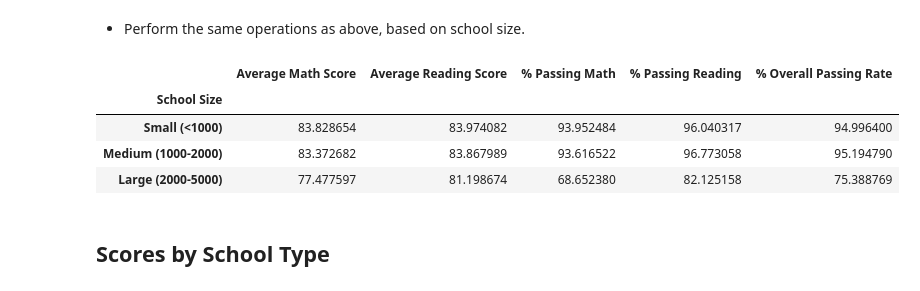
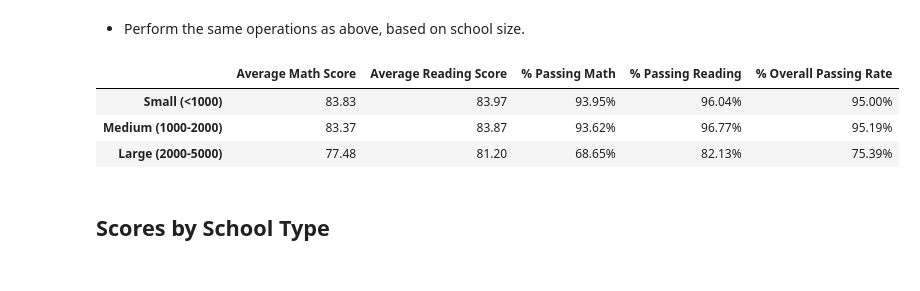
Before and after one commit to jorgelmarquez94/academy-of-py, a Jupyter notebook: PyCitySchools.ipynb, the cells around one changed output. Drawn from its saved outputs; the diff is of its cells as text; code cells hidden in the pictures.

```diff
--- a/PyCitySchools.ipynb
+++ b/PyCitySchools.ipynb
@@ -255,10 +330,12 @@ reading_scores_by_grade
 # %%
 # Sample bins. Feel free to create your own bins.
 spending_bins = [0, 585, 615, 645, 675]
-group_names = ["<$585", "$585-615", "$615-645", "$645-675"]
+group_names = ["0 to 585", "585 to 615", "615 to 645", "645 to 675"]
 # %%
-school_data_complete['Spending Ranges (Per Student)'] = pd.cut(school_data_complete['budget']/school_data_complete['size'], bins, labels = group_names)
+# Creating the bins in the dataframe
+school_data_complete['Spending Ranges (Per Student)'] = pd.cut(school_data_complete['budget']/school_data_complete['size'], spending_bins, labels = group_names)
 
+# Calculating every column separately
 avg_math_score = pd.DataFrame(school_data_complete.groupby('Spending Ranges (Per Student)')['math_score'].mean()).rename(columns = {
     'math_score': "Average Math Score" })
 avg_reading_score = pd.DataFrame(school_data_complete.groupby('Spending Ranges (Per Student)')['reading_score'].mean()).rename(columns = {
@@ -272,7 +349,22 @@ per_pass_reading = pd.DataFrame(school_data_complete.loc[school_data_complete["r
              school_data_complete.groupby('Spending Ranges (Per Student)')["student_name"].count()*100).rename(columns = {
     0: "% Passing Reading" })
 
+# Making a join between the columns into dataframe using index as union
 score_by_school_spreading = avg_math_score.join([avg_reading_score,per_pass_math,per_pass_reading])
+
+# Using the first columns of the union to create new ones
 score_by_school_spreading['% Overall Passing Rate'] = (score_by_school_spreading["% Passing Math"] + score_by_school_spreading["% Passing Reading"])/2
+
+# Formatting the table
+score_by_school_spreading["Average Math Score"] = score_by_school_spreading["Average Math Score"].map("{:.2f}".format)
+score_by_school_spreading["Average Reading Score"] = score_by_school_spreading["Average Reading Score"].map("{:.2f}".format)
+score_by_school_spreading["% Passing Math"] = score_by_school_spreading["% Passing Math"].map("{:.2f}%".format)
+score_by_school_spreading["% Passing Reading"] = score_by_school_spreading["% Passing Reading"].map("{:.2f}%".format)
+score_by_school_spreading["% Overall Passing Rate"] = score_by_school_spreading["% Overall Passing Rate"].map("{:.2f}%".format)
+
+# Deleting index name just for no showing it in the result
+del score_by_school_spreading.index.name
+
+# Showing the result
 score_by_school_spreading
 # %% [output]
@@ -291,30 +382,46 @@ score_by_school_spreading
 size_bins = [0, 1000, 2000, 5000]
 group_names = ["Small (<1000)", "Medium (1000-2000)", "Large (2000-5000)"]
 # %%
+# Creating the bins in the dataframe
 school_data_complete['School Size'] = pd.cut(school_data_complete['size'], size_bins, labels = group_names)
 
+# Calculating every column separately
 avg_math_score = pd.DataFrame(school_data_complete.groupby('School Size')['math_score'].mean()).rename(columns = {
     'math_score': "Average Math Score" })
 avg_reading_score = pd.DataFrame(school_data_complete.groupby('School Size')['reading_score'].mean()).rename(columns = {
     'reading_score': "Average Reading Score" })
 per_pass_math = pd.DataFrame(school_data_complete.loc[school_data_complete["math_score"] >= 70,
                                       :].groupby('School Size')["math_score"].count() /
              school_data_complete.groupby('School Size')["student_name"].count()*100).rename(columns = {
     0: "% Passing Math" })
 per_pass_reading = pd.DataFrame(school_data_complete.loc[school_data_complete["reading_score"] >= 70,
                                       :].groupby('School Size')["reading_score"].count() /
              school_data_complete.groupby('School Size')["student_name"].count()*100).rename(columns = {
     0: "% Passing Reading" })
 
+# Making a join between the columns into dataframe using index as union
 score_by_school_size = avg_math_score.join([avg_reading_score,per_pass_math,per_pass_reading])
+
+# Using the first columns of the union to create new ones
 score_by_school_size['% Overall Passing Rate'] = (score_by_school_size["% Passing Math"] + score_by_school_size["% Passing Reading"])/2
+
+# Formatting the table
+score_by_school_size["Average Math Score"] = score_by_school_size["Average Math Score"].map("{:.2f}".format)
+score_by_school_size["Average Reading Score"] = score_by_school_size["Average Reading Score"].map("{:.2f}".format)
+score_by_school_size["% Passing Math"] = score_by_school_size["% Passing Math"].map("{:.2f}%".format)
+score_by_school_size["% Passing Reading"] = score_by_school_size["% Passing Reading"].map("{:.2f}%".format)
+score_by_school_size["% Overall Passing Rate"] = score_by_school_size["% Overall Passing Rate"].map("{:.2f}%".format)
+
+# Deleting index name just for no showing it in the result
+del score_by_school_size.index.name
+
+# Showing the result
 score_by_school_size
 # %% [output]
 |  | Average Math Score | Average Reading Score | % Passing Math | % Passing Reading | % Overall Passing Rate |
-| School Size |  |  |  |  |  |
-| Small (<1000) | 83.828654 | 83.974082 | 93.952484 | 96.040317 | 94.996400 |
-| Medium (1000-2000) | 83.372682 | 83.867989 | 93.616522 | 96.773058 | 95.194790 |
-| Large (2000-5000) | 77.477597 | 81.198674 | 68.652380 | 82.125158 | 75.388769 |
+| Small (<1000) | 83.83 | 83.97 | 93.95% | 96.04% | 95.00% |
+| Medium (1000-2000) | 83.37 | 83.87 | 93.62% | 96.77% | 95.19% |
+| Large (2000-5000) | 77.48 | 81.20 | 68.65% | 82.13% | 75.39% |
 # %% [markdown]
 ## Scores by School Type
 # %% [markdown]
```
Also changed, not shown: parts of 7 cells of this notebook, 1 other file.
